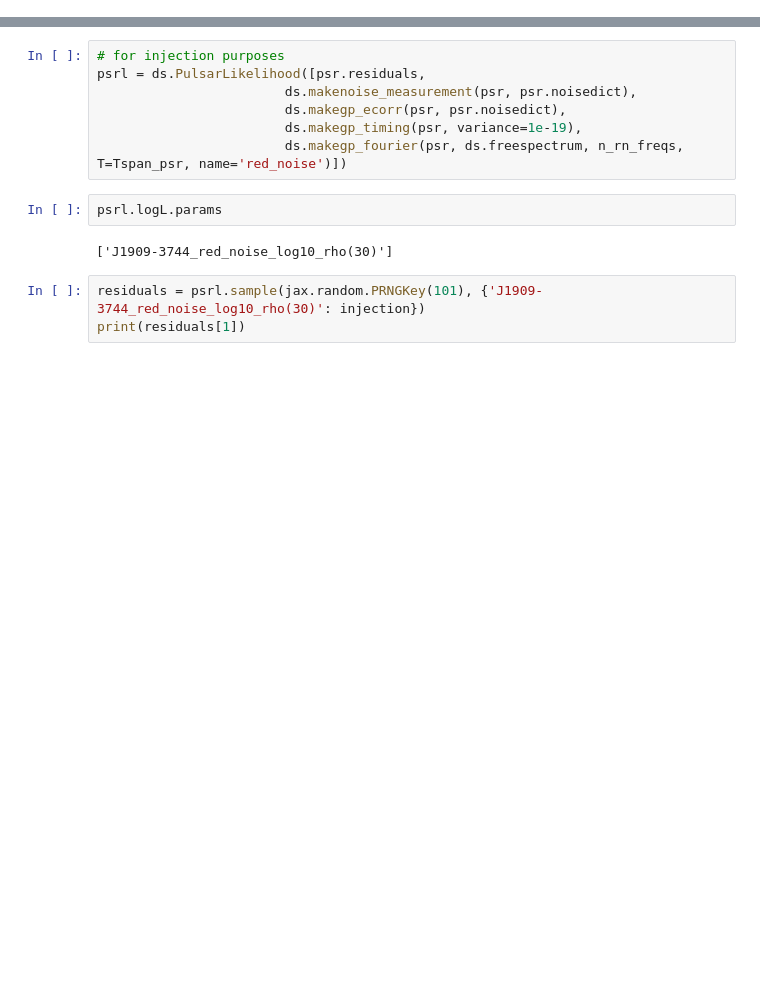
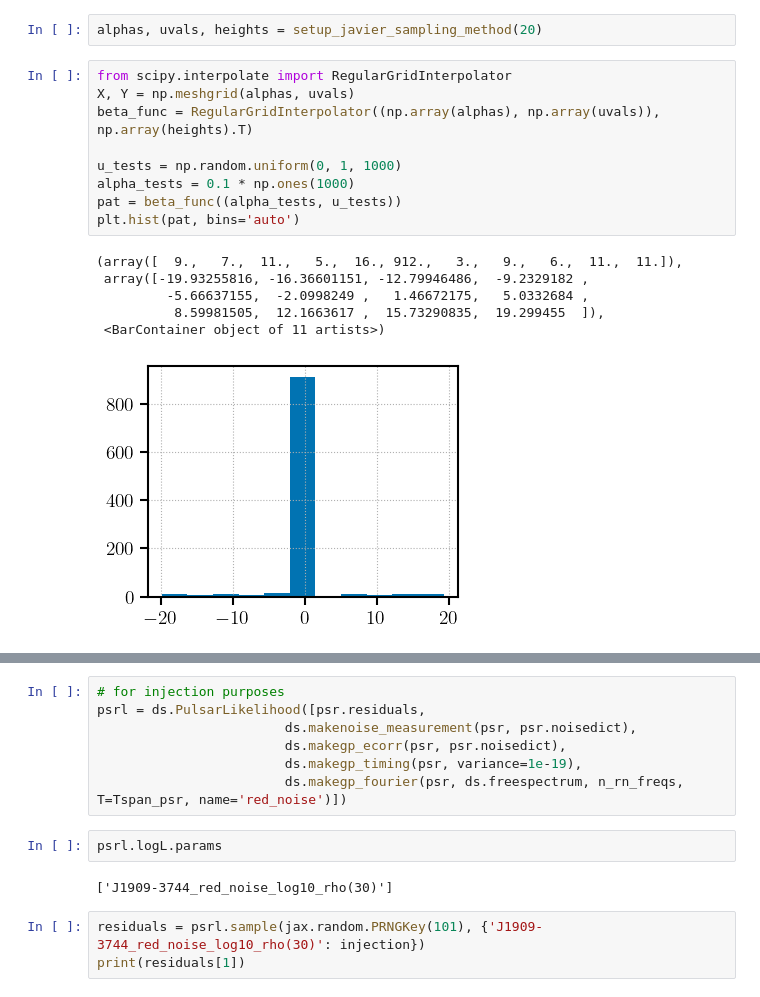
Before and after one commit to meyers-academic/flexible_pta_spectral_models, a Jupyter notebook: notebooks/rn_single_pulsar_broken_powerlaw_javier_sampling.ipynb, the cells around one changed output, grey strips where cells are left out. Drawn from its saved outputs; the diff is of its cells as text; blank space fills up the shorter version.

```diff
--- a/notebooks/rn_single_pulsar_broken_powerlaw_javier_sampling.ipynb
+++ b/notebooks/rn_single_pulsar_broken_powerlaw_javier_sampling.ipynb
@@ -49 +47,19 @@ n_rn_freqs = 30
 16.029777268872294
+# %%
+alphas, uvals, heights = setup_javier_sampling_method(20)
+# %%
+from scipy.interpolate import RegularGridInterpolator
+X, Y = np.meshgrid(alphas, uvals)
+beta_func = RegularGridInterpolator((np.array(alphas), np.array(uvals)), np.array(heights).T)
+
+u_tests = np.random.uniform(0, 1, 1000)
+alpha_tests = 0.1 * np.ones(1000)
+pat = beta_func((alpha_tests, u_tests))
+plt.hist(pat, bins='auto')
+# %% [output]
+(array([  9.,   7.,  11.,   5.,  16., 912.,   3.,   9.,   6.,  11.,  11.]),
+ array([-19.93255816, -16.36601151, -12.79946486,  -9.2329182 ,
+         -5.66637155,  -2.0998249 ,   1.46672175,   5.0332684 ,
+          8.59981505,  12.1663617 ,  15.73290835,  19.299455  ]),
+ <BarContainer object of 11 artists>)
+[figure, added]
```
Also changed, not shown: parts of 53 cells of this notebook, 1 other file.
